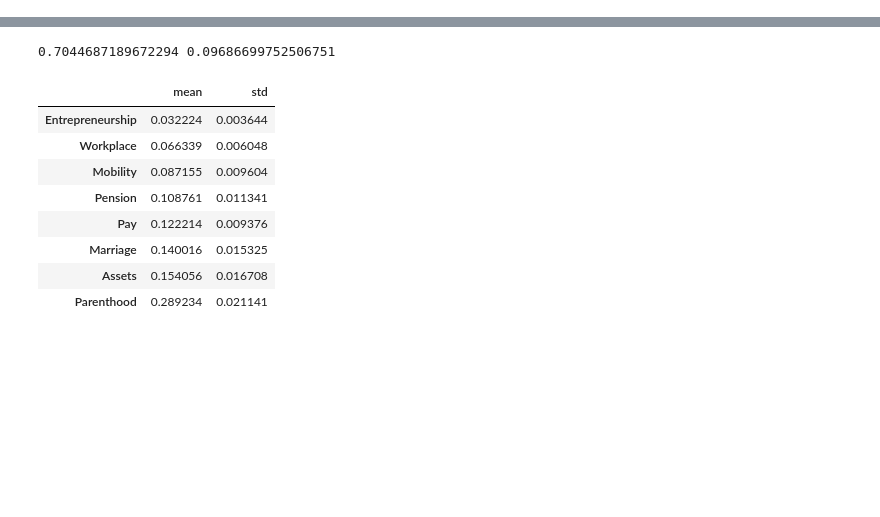
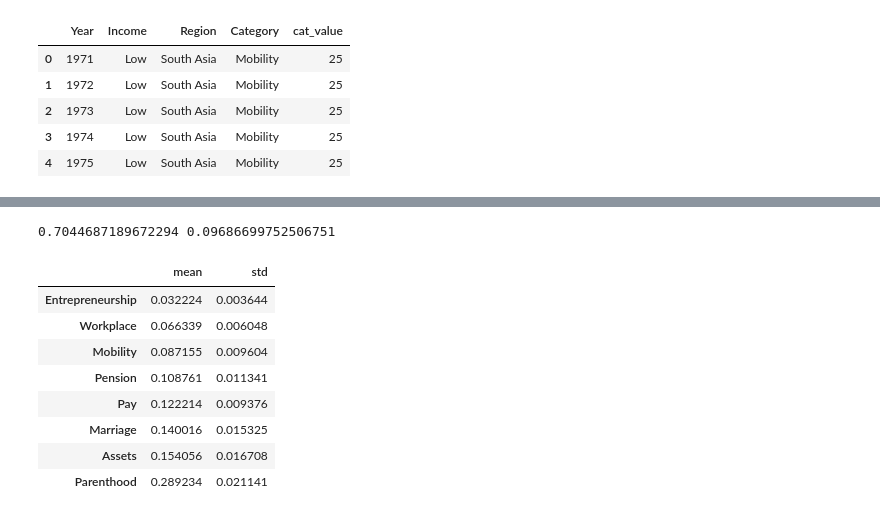
Before and after one commit to vladoxNCL/WBL_paper, a Jupyter notebook: WBL_Analysis.ipynb, the cells around one changed output, grey strips where cells are left out. Saved outputs shown, nothing was run; the diff lists cells and outputs as text; code cells hidden in the pictures; blank space fills up the shorter version.

```diff
--- a/WBL_Analysis.ipynb
+++ b/WBL_Analysis.ipynb
@@ -88,3 +89,30 @@ df = df.replace({'Income': income_replace_d})
 df = df.replace({'No': 0, 'Yes': 1})
 
 df_agg['Income'] = df['Income']
+# %%
+df2 = df_agg.copy()
+
+income_replace_d = {
+    0: 'Low',
+    1: 'Lower Mid',
+    2: 'Upper Mid',
+    3: 'High',
+}
+df2 = df2.replace({'Income': income_replace_d})
+
+col_l = ['MOBILITY', 'PAY', 'MARRIAGE', 'PARENTHOOD', 'ENTREPRENEURSHIP', 'ASSETS', 'PENSION']
+col_l2 = [c.capitalize() for c in col_l]
+col_d = {c1: c2 for c1, c2 in zip(col_l, col_l2)}
+df2 = df2.rename(columns=col_d)
+df2 = pd.melt(
+  df2, id_vars=['Year', 'Income', 'Region'], value_vars=col_l2,
+  var_name='Category', value_name='cat_value',
+)
+df2.head()
+# %% [output]
+|  | Year | Income | Region | Category | cat_value |
+| 0 | 1971 | Low | South Asia | Mobility | 25 |
+| 1 | 1972 | Low | South Asia | Mobility | 25 |
+| 2 | 1973 | Low | South Asia | Mobility | 25 |
+| 3 | 1974 | Low | South Asia | Mobility | 25 |
+| 4 | 1975 | Low | South Asia | Mobility | 25 |
```
Also changed, not shown: parts of 4 cells of this notebook.
